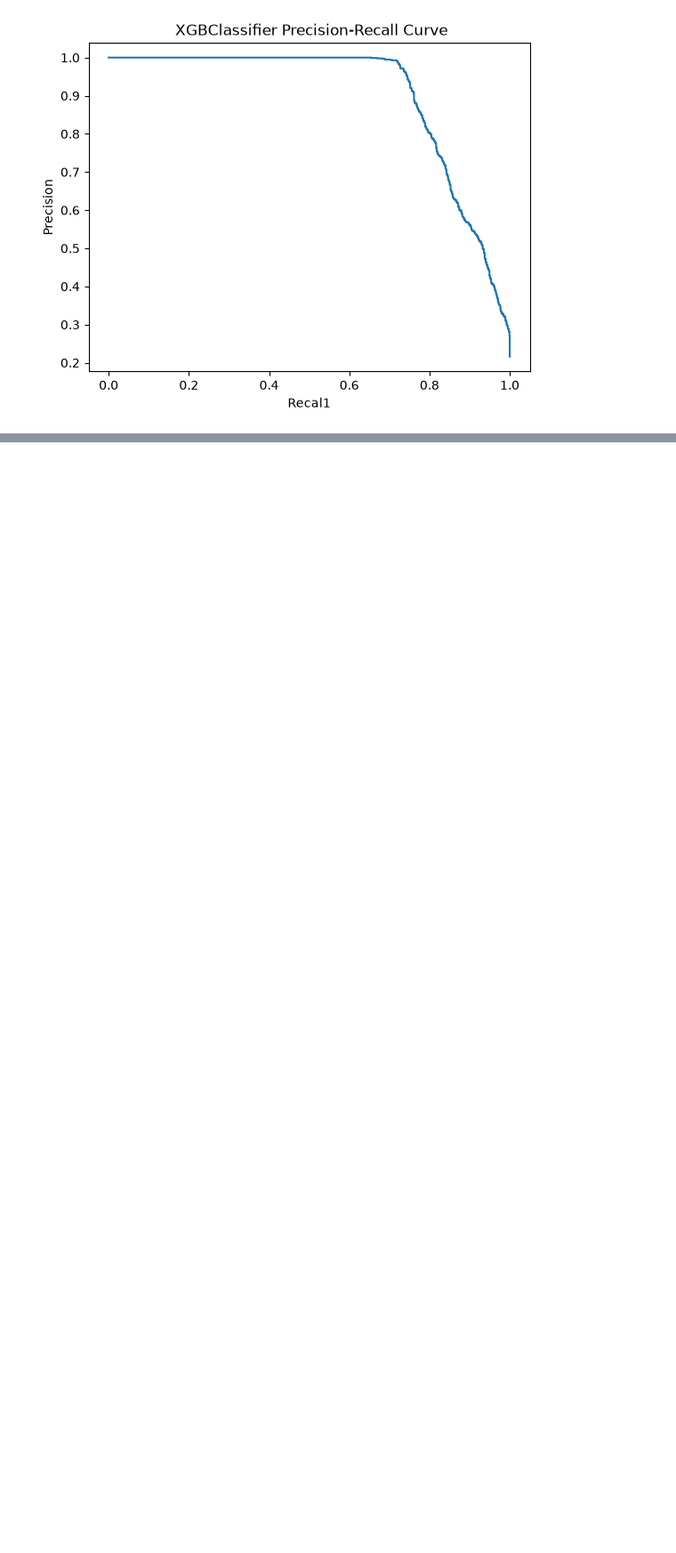
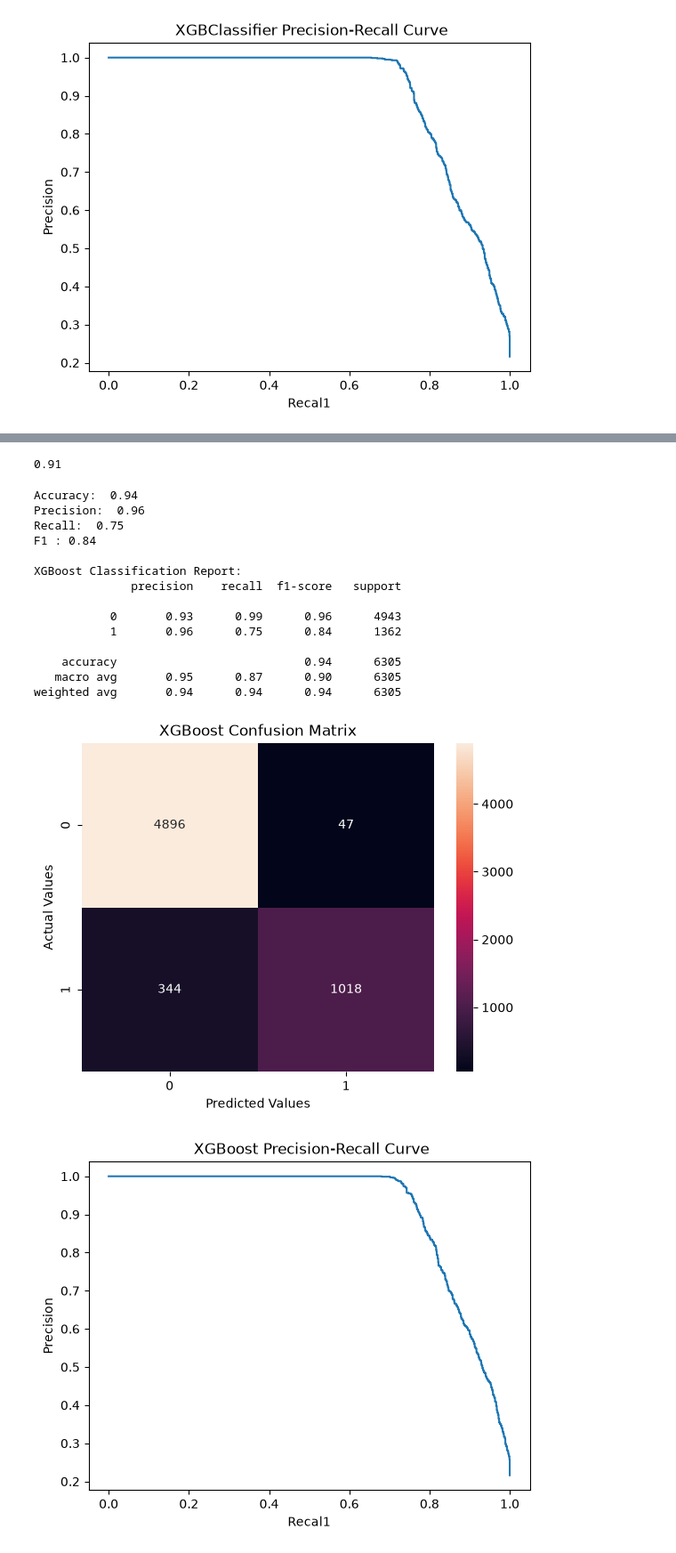
Before and after one commit to TheOnlyUnknown/Machine-Learning-Projects, a Jupyter notebook: Credit Risk ML System/main.ipynb, the cells around one changed output, grey strips where cells are left out. Shown at 89% size. Drawn from its saved outputs; the diff is of its cells as text; code cells hidden in the pictures; blank space fills up the shorter version.

Commit message:
Added the hyperparameters for the XGBModel and a thrshold check with the F1 score. Pending: Tuning and evaluation of RandomForest and AdaBoost

```diff
--- a/Credit Risk ML System/main.ipynb
+++ b/Credit Risk ML System/main.ipynb
@@ -242,8 +242,12 @@ F1: 0.8073360762846882
 #One Common Function to check any model's performance
 from sklearn.metrics import accuracy_score, precision_score, recall_score, f1_score, confusion_matrix, classification_report, precision_recall_curve
 def evaluate_model(model_name, model, X_test, y_test, threshold = None):
-    y_pred = model.predict(X_test)
     y_pred_prob = model.predict_proba(X_test)[:,1]
+
+    if threshold:
+        y_pred = (y_pred_prob > threshold).astype(int)
+    else:
+        y_pred = model.predict(X_test)
 
     accuracy_s = accuracy_score(y_test, y_pred)
     precision_s = precision_score(y_test, y_pred)
@@ -254,6 +258,7 @@ def evaluate_model(model_name, model, X_test, y_test, threshold = None):
 
     print(f"Accuracy: {accuracy_s: .2f}")
     print(f"Precision: {precision_s: .2f}")
+    print(f"Best Thresholds: {threshold: .2f}")
     print(f"Recall: {recall_s: .2f}")
     print(f"F1 : {f1:.2f}")
     print()
@@ -363,3 +368,27 @@ XGBClassifier Classification Report:
 weighted avg       0.94      0.94      0.93      6305
 [figure]
 [figure]
+# %%
+#Hyperparameter Tuning
+from scipy.stats import uniform, randint
+from sklearn.model_selection import RandomizedSearchCV
+param_grid = {
+    "classifier__n_estimators": randint(150, 600),
+    "classifier__max_depth":randint(3,9),
+    "classifier__learning_rate": uniform(0.01, 0.5),
+    "classifier__subsample": uniform(0.6, 0.4),
+    "classifier__colsample_bytree": uniform(0.6, 0.4),
+    "classifier__min_child_weight": randint(1, 10),
+    "classifier__gamma": uniform(0, 5)
+}
+# %%
+random_search = RandomizedSearchCV(
+    xgb_model,
+    param_grid,
+    n_iter= 150,
+    cv = cv,
+    scoring = "average_precision",
+    n_jobs = -1,
+    verbose = 1)
+
+random_search.fit(X_train, y_train)
@@ -365,0 +414,24 @@ weighted avg       0.94      0.94      0.93      6305
+# %%
+print((random_search.best_score_).round(2))
+# %% [output]
+0.91
+# %%
+#Passing the model XGBoost after hyperparameter tuning
+evaluate_model("XGBoost", random_search, X_test, y_test)
+# %% [output]
+Accuracy:  0.94
+Precision:  0.96
+Recall:  0.75
+F1 : 0.84
+
+XGBoost Classification Report:
+              precision    recall  f1-score   support
+
+           0       0.93      0.99      0.96      4943
+           1       0.96      0.75      0.84      1362
+
+    accuracy                           0.94      6305
+   macro avg       0.95      0.87      0.90      6305
+weighted avg       0.94      0.94      0.94      6305
+[figure, added]
+[figure, added]
```
Also changed, not shown: parts of 2 cells of this notebook.
